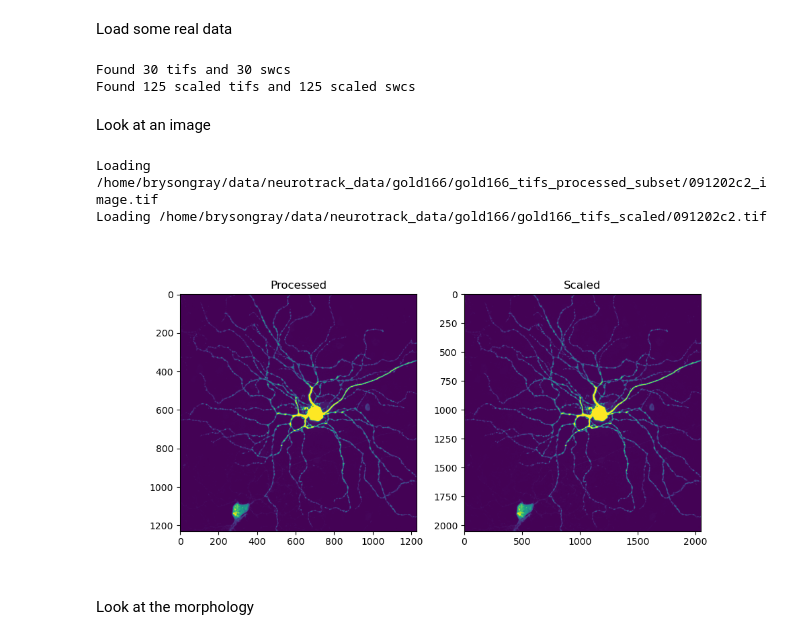
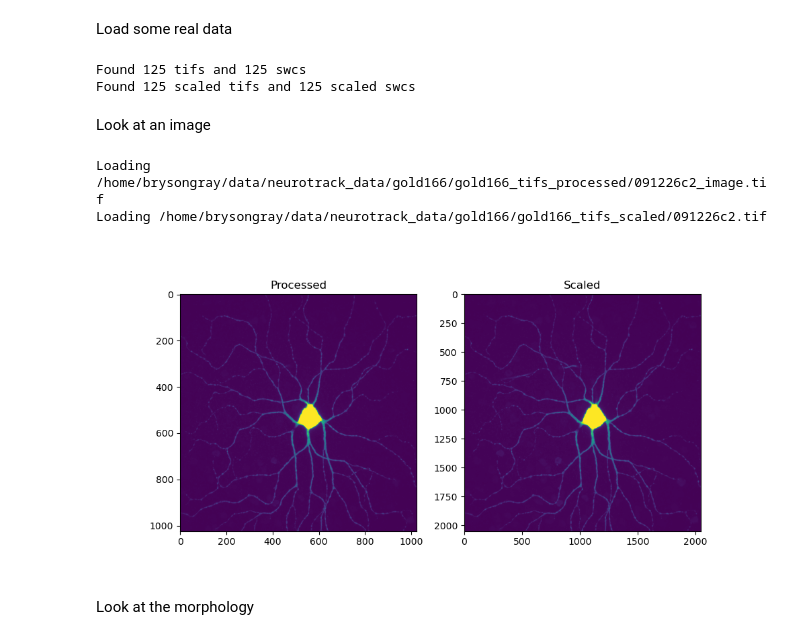
Before and after one commit to BrysonGray/neurotrack, a Jupyter notebook: notebooks/data_demo.ipynb, the cells around one changed output. Drawn from its saved outputs; the diff is of its cells as text; code cells hidden in the pictures.

```diff
--- a/notebooks/data_demo.ipynb
+++ b/notebooks/data_demo.ipynb
@@ -24,11 +24,11 @@ from neurotrack.data import neuron_data
 # %% [markdown]
 Load some real data
 # %%
-tifs_processed = Path("/home/brysongray/data/neurotrack_data/gold166/gold166_tifs_processed_subset")
+tifs_processed = Path("/home/brysongray/data/neurotrack_data/gold166/gold166_tifs_processed")
 tifs_scaled = Path("/home/brysongray/data/neurotrack_data/gold166/gold166_tifs_scaled")
 # swc_root = Path("/home/brysongray/data/neurotrack_data/gold166/gold166_swc_processed_subset")
 swc_scaled = Path("/home/brysongray/data/neurotrack_data/gold166/gold166_swc_scaled")
-swc_processed = Path("/home/brysongray/data/neurotrack_data/gold166/gold166_swc_processed_subset")
+swc_processed = Path("/home/brysongray/data/neurotrack_data/gold166/gold166_swc_processed")
 
 tifs_processed = sorted(list(tifs_processed.glob("*.tif")))
 tifs_scaled = sorted(list(tifs_scaled.glob("*.tif")))
@@ -37,30 +37,30 @@ swcs_processed = sorted(list(swc_processed.glob("*.swc")))
 print(f"Found {len(tifs_processed)} tifs and {len(swcs_processed)} swcs")
 print(f"Found {len(tifs_scaled)} scaled tifs and {len(swcs_scaled)} scaled swcs")
 # %% [output]
-Found 30 tifs and 30 swcs
+Found 125 tifs and 125 swcs
 Found 125 scaled tifs and 125 scaled swcs
 # %% [markdown]
 Look at an image
 # %%
-tif_processed = tifs_processed[2]
+tif_processed = tifs_processed[7]
 tif_scaled = next(t for t in tifs_scaled if t.name.split('.')[0] == tif_processed.name.split('_image')[0])
 
 print(f"Loading {tif_processed}")
-img_processed = tf.imread(tif_processed)
+img_processed = tf.imread(tif_processed) / 255.0
 
 print(f"Loading {tif_scaled}")
-img_scaled = tf.imread(tif_scaled)
+img_scaled = tf.imread(tif_scaled) / 255.0
 
 fig, ax = plt.subplots(1, 2, figsize=(10, 5))
 ax[0].set_title("Processed")
 ax[0].imshow(np.max(img_processed, axis=0))  # max projection
 ax[1].set_title("Scaled")
 ax[1].imshow(np.max(img_scaled, axis=0))  # max projection
 plt.show()
 # %% [output]
-Loading /home/brysongray/data/neurotrack_data/gold166/gold166_tifs_processed_subset/091202c2_image.tif
-Loading /home/brysongray/data/neurotrack_data/gold166/gold166_tifs_scaled/091202c2.tif
+Loading /home/brysongray/data/neurotrack_data/gold166/gold166_tifs_processed/091226c2_image.tif
+Loading /home/brysongray/data/neurotrack_data/gold166/gold166_tifs_scaled/091226c2.tif
-[figure, old version]
+[figure, new version]
 # %% [markdown]
 Look at the morphology
 # %%
```
Also changed, not shown: parts of 3 cells of this notebook, 11 other files.
